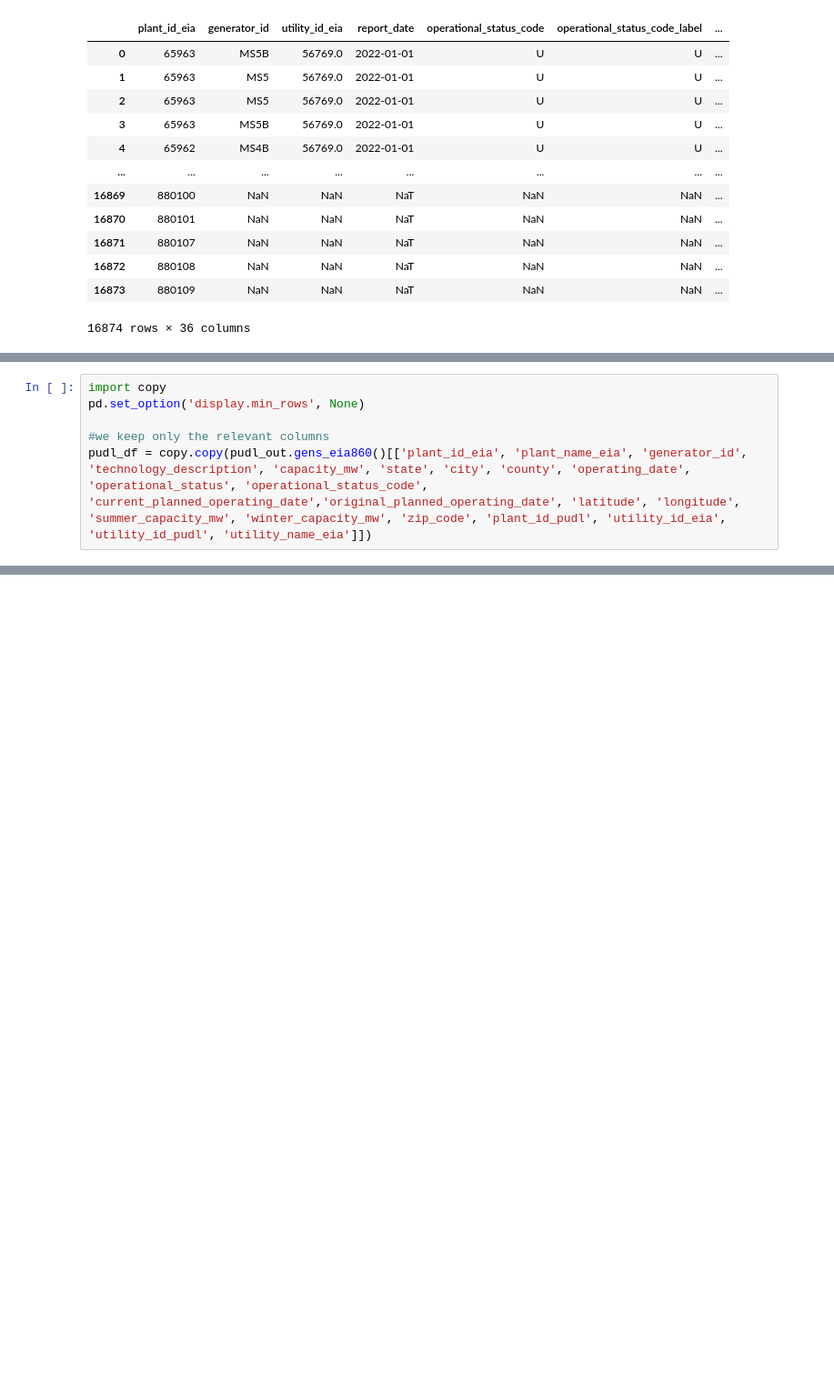
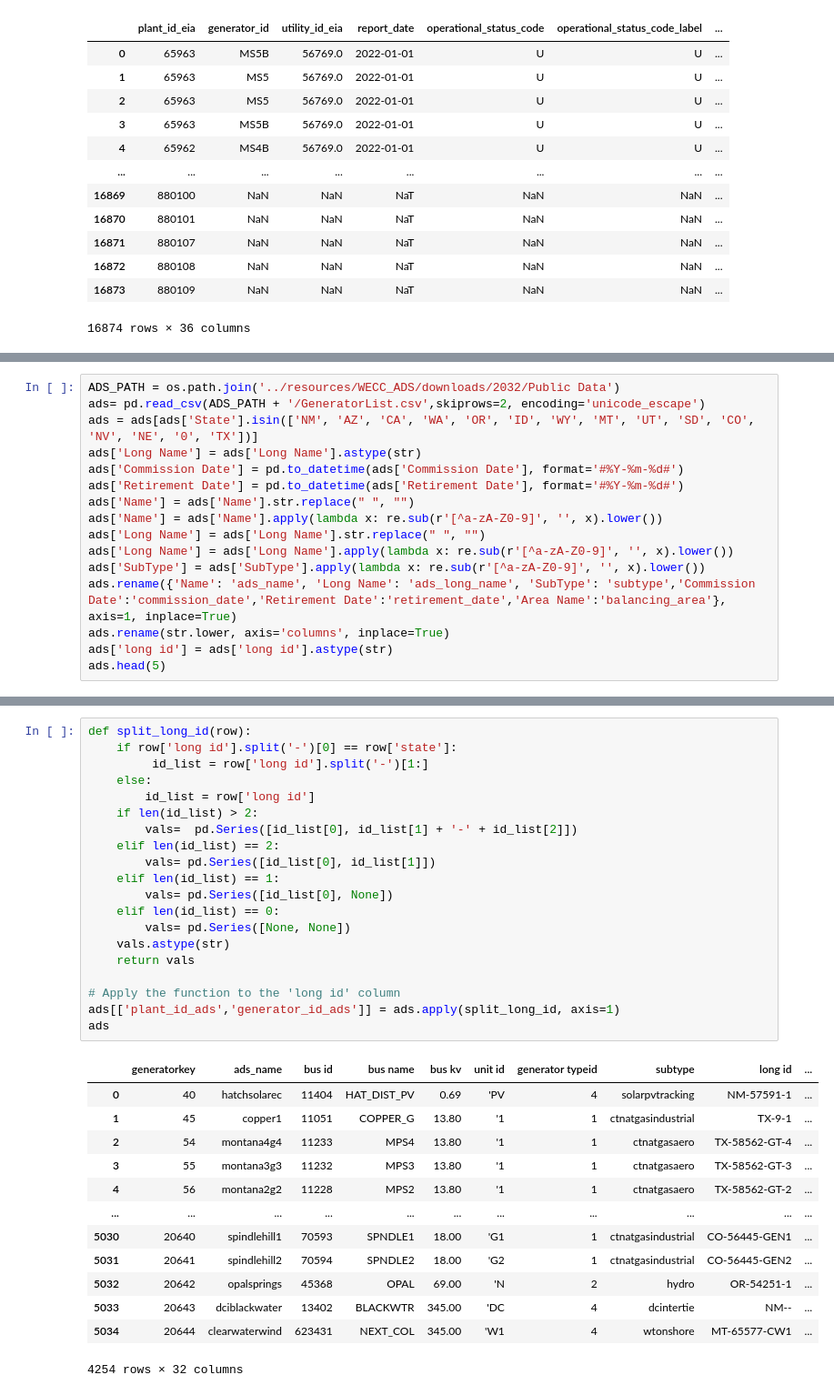
Before and after one commit to PyPSA/pypsa-usa, a Jupyter notebook: workflow/notebooks/plant_matching.ipynb, the cells around one changed output, grey strips where cells are left out. Shown at 91% size. Cells and saved outputs as stored; diff of their text form; blank space fills up the shorter version.

Commit message:
eia_mappings and new generator data cleaned

```diff
--- a/workflow/notebooks/plant_matching.ipynb
+++ b/workflow/notebooks/plant_matching.ipynb
@@ -174,6 +112,0 @@ print(insp.get_table_names())
-# %%
-import copy
-pd.set_option('display.min_rows', None)
-
-#we keep only the relevant columns
-pudl_df = copy.copy(pudl_out.gens_eia860()[['plant_id_eia', 'plant_name_eia', 'generator_id', 'technology_description', 'capacity_mw', 'state', 'city', 'county', 'operating_date', 'operational_status', 'operational_status_code', 'current_planned_operating_date','original_planned_operating_date', 'latitude', 'longitude',  'summer_capacity_mw', 'winter_capacity_mw', 'zip_code', 'plant_id_pudl', 'utility_id_eia', 'utility_id_pudl', 'utility_name_eia']])
@@ -460,0 +186,16 @@ merged_manual[['GeneratorKey', 'Name', 'plant_name_eia', 'plant_id_eia', 'Long N
+# %%
+ADS_PATH = os.path.join('../resources/WECC_ADS/downloads/2032/Public Data')
+ads= pd.read_csv(ADS_PATH + '/GeneratorList.csv',skiprows=2, encoding='unicode_escape')
+ads = ads[ads['State'].isin(['NM', 'AZ', 'CA', 'WA', 'OR', 'ID', 'WY', 'MT', 'UT', 'SD', 'CO', 'NV', 'NE', '0', 'TX'])]
+ads['Long Name'] = ads['Long Name'].astype(str)
+ads['Commission Date'] = pd.to_datetime(ads['Commission Date'], format='#%Y-%m-%d#')
+ads['Retirement Date'] = pd.to_datetime(ads['Retirement Date'], format='#%Y-%m-%d#')
+ads['Name'] = ads['Name'].str.replace(" ", "")
+ads['Name'] = ads['Name'].apply(lambda x: re.sub(r'[^a-zA-Z0-9]', '', x).lower())
+ads['Long Name'] = ads['Long Name'].str.replace(" ", "")
+ads['Long Name'] = ads['Long Name'].apply(lambda x: re.sub(r'[^a-zA-Z0-9]', '', x).lower())
+ads['SubType'] = ads['SubType'].apply(lambda x: re.sub(r'[^a-zA-Z0-9]', '', x).lower())
+ads.rename({'Name': 'ads_name', 'Long Name': 'ads_long_name', 'SubType': 'subtype','Commission Date':'commission_date','Retirement Date':'retirement_date','Area Name':'balancing_area'}, axis=1, inplace=True)
+ads.rename(str.lower, axis='columns', inplace=True)
+ads['long id'] = ads['long id'].astype(str)
+ads.head(5)
@@ -460,0 +210,34 @@ merged_manual[['GeneratorKey', 'Name', 'plant_name_eia', 'plant_id_eia', 'Long N
+# %%
+def split_long_id(row):
+    if row['long id'].split('-')[0] == row['state']:
+         id_list = row['long id'].split('-')[1:]
+    else:
+        id_list = row['long id']
+    if len(id_list) > 2:
+        vals=  pd.Series([id_list[0], id_list[1] + '-' + id_list[2]])
+    elif len(id_list) == 2:
+        vals= pd.Series([id_list[0], id_list[1]])
+    elif len(id_list) == 1:
+        vals= pd.Series([id_list[0], None])
+    elif len(id_list) == 0:
+        vals= pd.Series([None, None])
+    vals.astype(str)
+    return vals
+
+# Apply the function to the 'long id' column
+ads[['plant_id_ads','generator_id_ads']] = ads.apply(split_long_id, axis=1)
+ads
+# %% [output]
+|  | generatorkey | ads_name | bus id | bus name | bus kv | unit id | generator typeid | subtype | long id | ... |
+| 0 | 40 | hatchsolarec | 11404 | HAT_DIST_PV | 0.69 | 'PV | 4 | solarpvtracking | NM-57591-1 | ... |
+| 1 | 45 | copper1 | 11051 | COPPER_G | 13.80 | '1 | 1 | ctnatgasindustrial | TX-9-1 | ... |
+| 2 | 54 | montana4g4 | 11233 | MPS4 | 13.80 | '1 | 1 | ctnatgasaero | TX-58562-GT-4 | ... |
+| 3 | 55 | montana3g3 | 11232 | MPS3 | 13.80 | '1 | 1 | ctnatgasaero | TX-58562-GT-3 | ... |
+| 4 | 56 | montana2g2 | 11228 | MPS2 | 13.80 | '1 | 1 | ctnatgasaero | TX-58562-GT-2 | ... |
+| ... | ... | ... | ... | ... | ... | ... | ... | ... | ... | ... |
+| 5030 | 20640 | spindlehill1 | 70593 | SPNDLE1 | 18.00 | 'G1 | 1 | ctnatgasindustrial | CO-56445-GEN1 | ... |
+| 5031 | 20641 | spindlehill2 | 70594 | SPNDLE2 | 18.00 | 'G2 | 1 | ctnatgasindustrial | CO-56445-GEN2 | ... |
+| 5032 | 20642 | opalsprings | 45368 | OPAL | 69.00 | 'N | 2 | hydro | OR-54251-1 | ... |
+| 5033 | 20643 | dciblackwater | 13402 | BLACKWTR | 345.00 | 'DC | 4 | dcintertie | NM-- | ... |
+| 5034 | 20644 | clearwaterwind | 623431 | NEXT_COL | 345.00 | 'W1 | 4 | wtonshore | MT-65577-CW1 | ... |
+4254 rows × 32 columns
```
Also changed, not shown: parts of 50 cells of this notebook, 12 other files.
